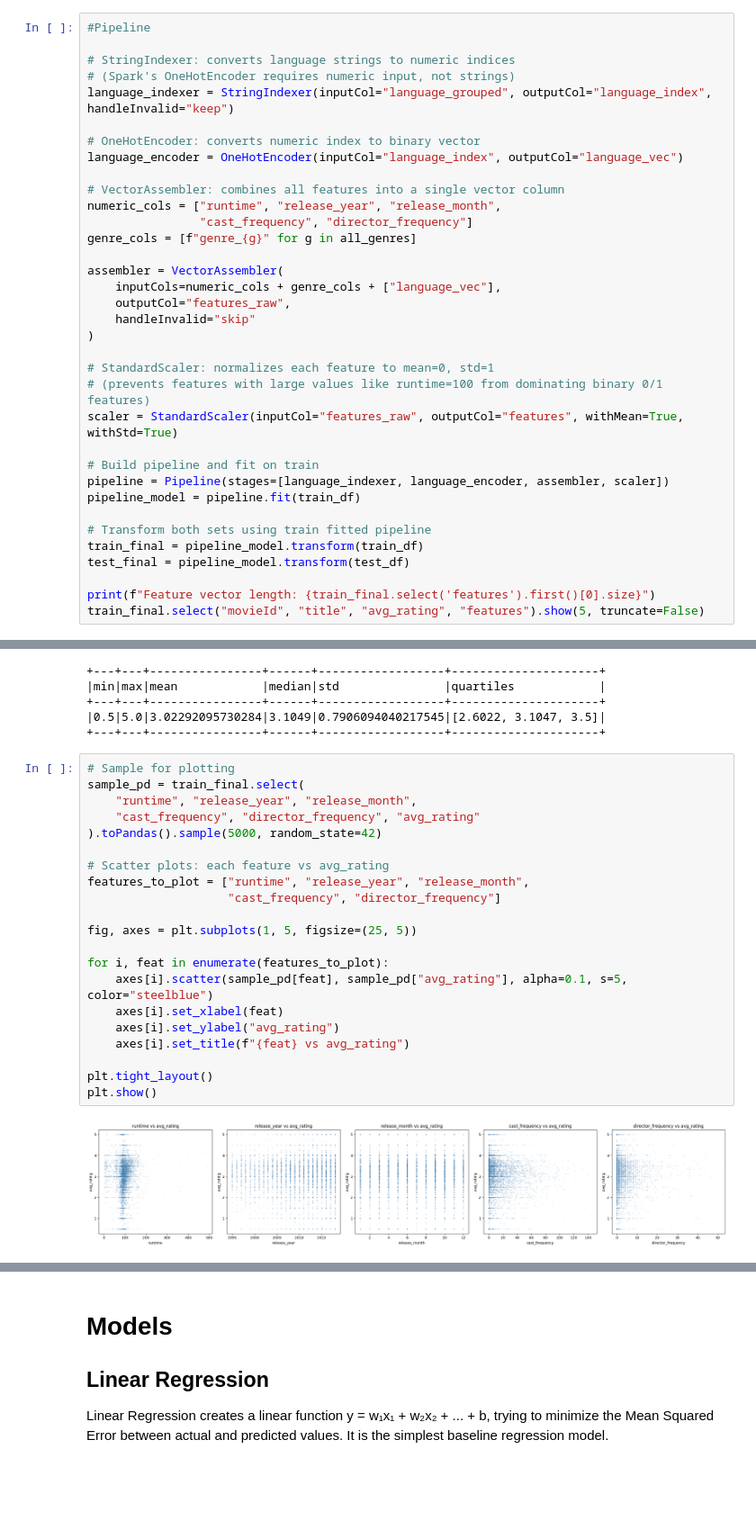
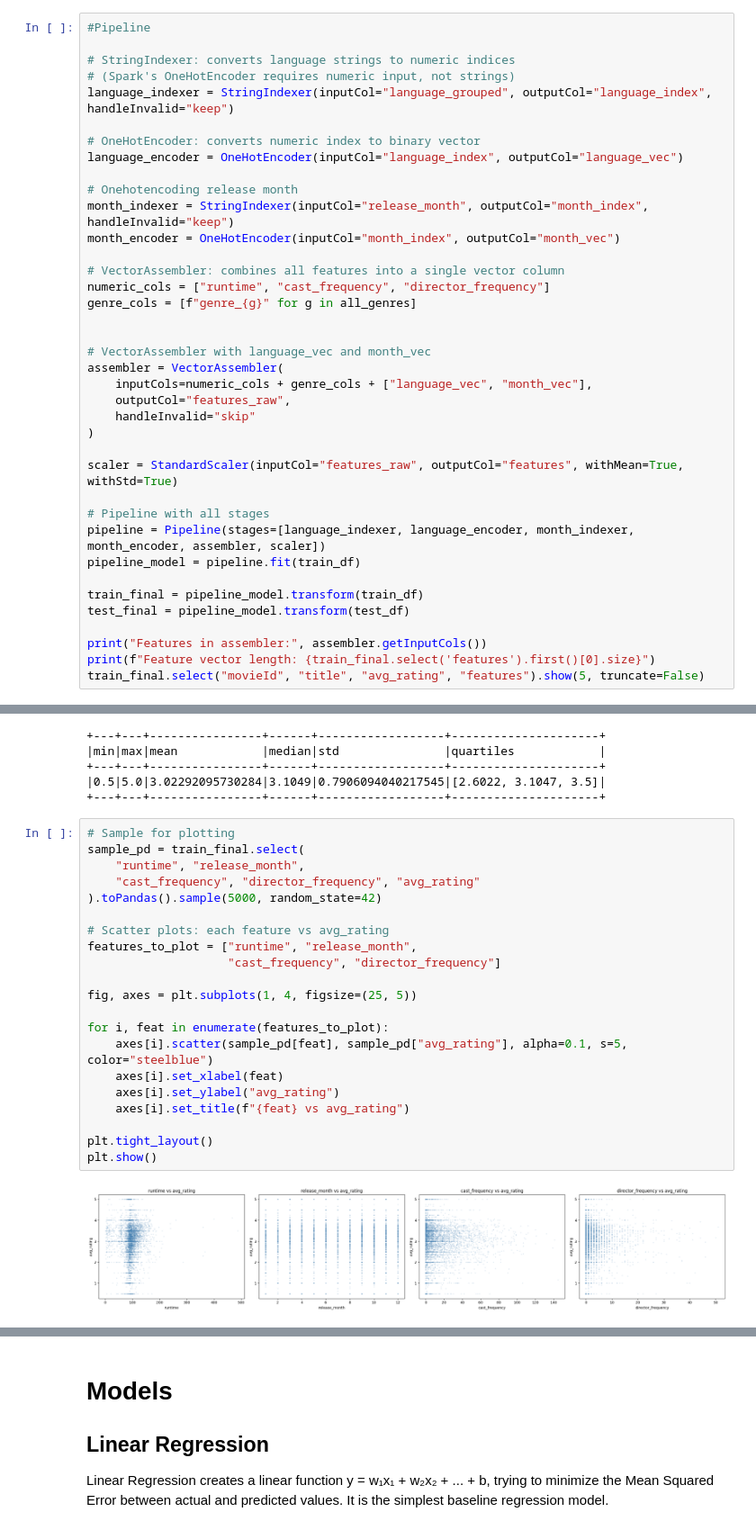
Before and after one commit to alexpanayi474/DSC511-MovieLens-Project, a Jupyter notebook: DSC_511_MovieLens.ipynb, the cells around one changed output, grey strips where cells are left out. Shown at 90% size. Cells and saved outputs as stored; diff of their text form; blank space fills up the shorter version.

Commit message:
added onehot encodes in models

```diff
--- a/DSC_511_MovieLens.ipynb
+++ b/DSC_511_MovieLens.ipynb
@@ -2416,29 +2420,32 @@ language_indexer = StringIndexer(inputCol="language_grouped", outputCol="languag
 # OneHotEncoder: converts numeric index to binary vector
 language_encoder = OneHotEncoder(inputCol="language_index", outputCol="language_vec")
 
+# Onehotencoding release month
+month_indexer = StringIndexer(inputCol="release_month", outputCol="month_index", handleInvalid="keep")
+month_encoder = OneHotEncoder(inputCol="month_index", outputCol="month_vec")
+
 # VectorAssembler: combines all features into a single vector column
-numeric_cols = ["runtime", "release_year", "release_month",
-                "cast_frequency", "director_frequency"]
+numeric_cols = ["runtime", "cast_frequency", "director_frequency"]
 genre_cols = [f"genre_{g}" for g in all_genres]
 
+
+# VectorAssembler with language_vec and month_vec
 assembler = VectorAssembler(
-    inputCols=numeric_cols + genre_cols + ["language_vec"],
+    inputCols=numeric_cols + genre_cols + ["language_vec", "month_vec"],
     outputCol="features_raw",
     handleInvalid="skip"
 )
 
-# StandardScaler: normalizes each feature to mean=0, std=1
-# (prevents features with large values like runtime=100 from dominating binary 0/1 features)
 scaler = StandardScaler(inputCol="features_raw", outputCol="features", withMean=True, withStd=True)
 
-# Build pipeline and fit on train
-pipeline = Pipeline(stages=[language_indexer, language_encoder, assembler, scaler])
+# Pipeline with all stages
+pipeline = Pipeline(stages=[language_indexer, language_encoder, month_indexer, month_encoder, assembler, scaler])
 pipeline_model = pipeline.fit(train_df)
 
-# Transform both sets using train fitted pipeline
 train_final = pipeline_model.transform(train_df)
 test_final = pipeline_model.transform(test_df)
 
+print("Features in assembler:", assembler.getInputCols())
 print(f"Feature vector length: {train_final.select('features').first()[0].size}")
 train_final.select("movieId", "title", "avg_rating", "features").show(5, truncate=False)
 # %% [output]
@@ -2475,26 +2483,26 @@ train_final.select(
 # %%
 # Sample for plotting
 sample_pd = train_final.select(
-    "runtime", "release_year", "release_month",
+    "runtime", "release_month",
     "cast_frequency", "director_frequency", "avg_rating"
 ).toPandas().sample(5000, random_state=42)
 
 # Scatter plots: each feature vs avg_rating
-features_to_plot = ["runtime", "release_year", "release_month",
+features_to_plot = ["runtime", "release_month",
                     "cast_frequency", "director_frequency"]
 
-fig, axes = plt.subplots(1, 5, figsize=(25, 5))
+fig, axes = plt.subplots(1, 4, figsize=(25, 5))
 
 for i, feat in enumerate(features_to_plot):
     axes[i].scatter(sample_pd[feat], sample_pd["avg_rating"], alpha=0.1, s=5, color="steelblue")
     axes[i].set_xlabel(feat)
     axes[i].set_ylabel("avg_rating")
     axes[i].set_title(f"{feat} vs avg_rating")
 
 plt.tight_layout()
 plt.show()
 # %% [output]
-[figure, old version]
+[figure, new version]
 # %%
 # Updated sample with genre columns
 genre_cols = [f"genre_{g}" for g in all_genres]
```
Also changed, not shown: parts of 8 cells of this notebook.
